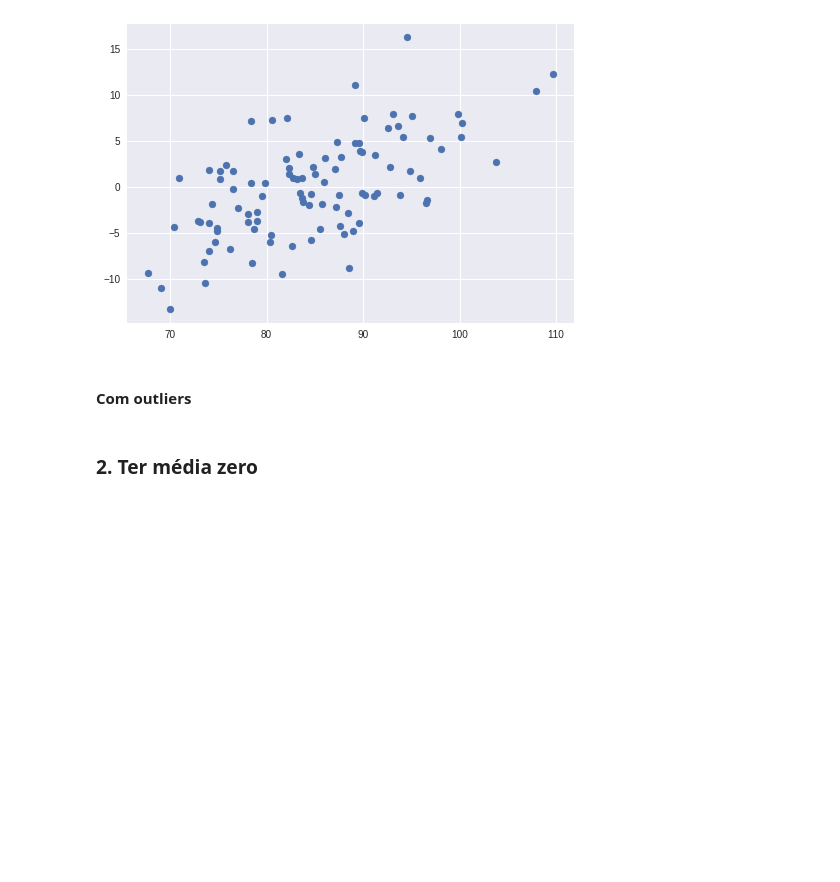
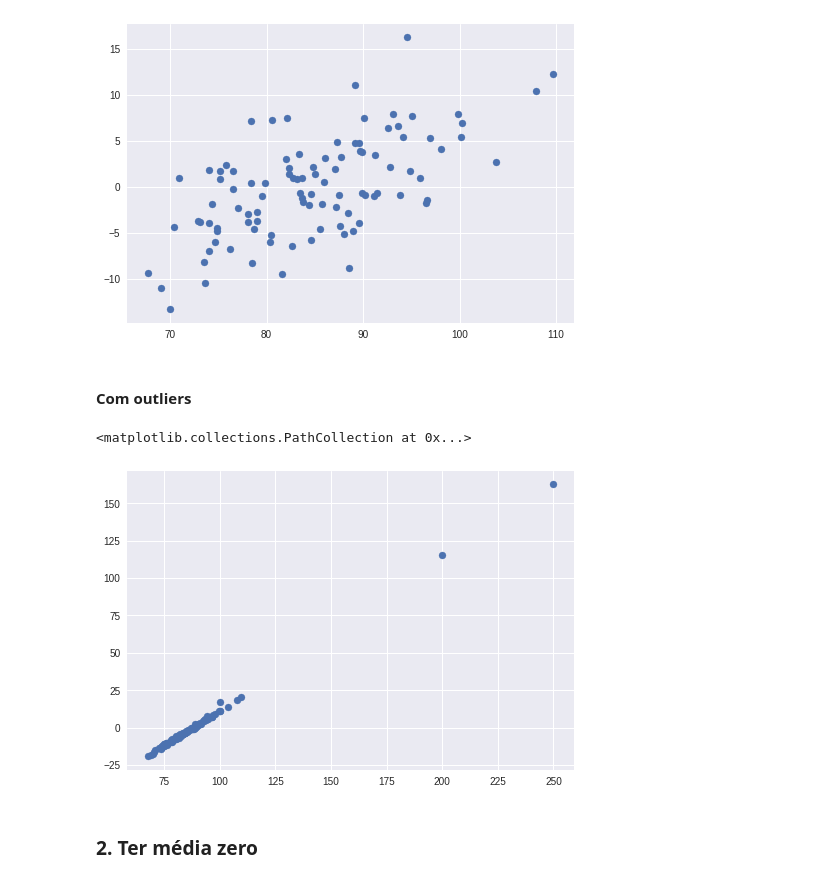
Before and after one commit to walisson-silva-ada/827-data-science, a Jupyter notebook: 02. Regressão Linear/2.1. Regressão Linear Simples.ipynb, the cells around one changed output. Drawn from its saved outputs; the diff is of its cells as text; code cells hidden in the pictures; blank space fills up the shorter version.

```diff
--- a/02. Regressão Linear/2.1. Regressão Linear Simples.ipynb
+++ b/02. Regressão Linear/2.1. Regressão Linear Simples.ipynb
@@ -668,6 +668,11 @@ plt.scatter(y, residuos)
 [figure]
 # %% [markdown]
 #### Com outliers
+# %%
+plt.scatter(y_outliers, residuos_outliers)
+# %% [output]
+<matplotlib.collections.PathCollection at 0x...>
+[figure, added]
 # %% [markdown]
 ### 2. Ter média zero
 # %% [markdown]
```
Also changed, not shown: parts of 39 cells of this notebook.
